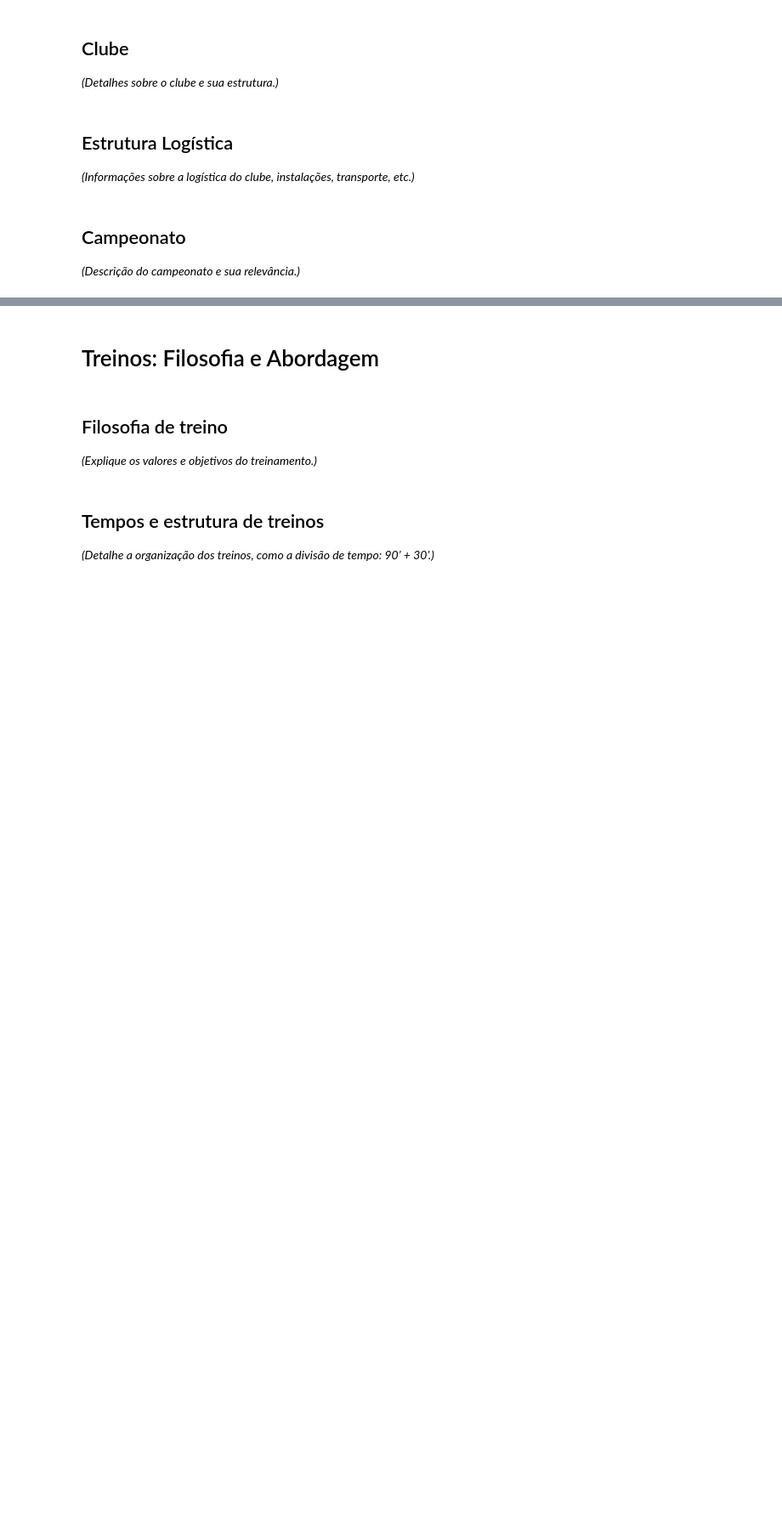
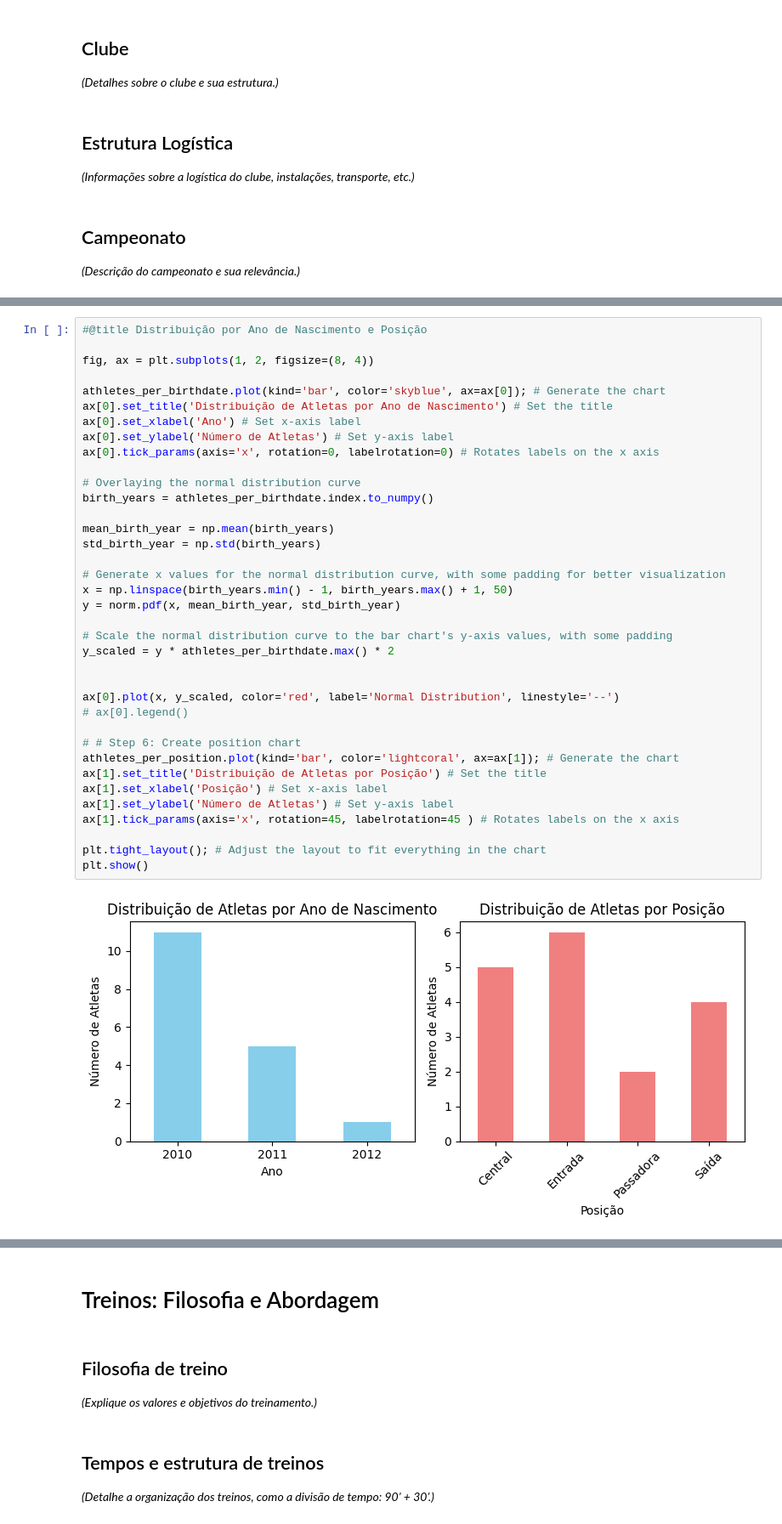
Before and after one commit to pmalves/coach-report-lv1, a Jupyter notebook: Dossier_de_Estágio_Pedro_Alves.ipynb, the cells around one changed output, grey strips where cells are left out. Shown at 85% size. Saved outputs shown, nothing was run; the diff lists cells and outputs as text; blank space fills up the shorter version.

```diff
--- a/Dossier_de_Estágio_Pedro_Alves.ipynb
+++ b/Dossier_de_Estágio_Pedro_Alves.ipynb
@@ -24,0 +123,39 @@
+# %%
+#@title Distribuição por Ano de Nascimento e Posição
+
+fig, ax = plt.subplots(1, 2, figsize=(8, 4))
+
+athletes_per_birthdate.plot(kind='bar', color='skyblue', ax=ax[0]); # Generate the chart
+ax[0].set_title('Distribuição de Atletas por Ano de Nascimento') # Set the title
+ax[0].set_xlabel('Ano') # Set x-axis label
+ax[0].set_ylabel('Número de Atletas') # Set y-axis label
+ax[0].tick_params(axis='x', rotation=0, labelrotation=0) # Rotates labels on the x axis
+
+# Overlaying the normal distribution curve
+birth_years = athletes_per_birthdate.index.to_numpy()
+
+mean_birth_year = np.mean(birth_years)
+std_birth_year = np.std(birth_years)
+
+# Generate x values for the normal distribution curve, with some padding for better visualization
+x = np.linspace(birth_years.min() - 1, birth_years.max() + 1, 50)
+y = norm.pdf(x, mean_birth_year, std_birth_year)
+
+# Scale the normal distribution curve to the bar chart's y-axis values, with some padding
+y_scaled = y * athletes_per_birthdate.max() * 2
+
+
+ax[0].plot(x, y_scaled, color='red', label='Normal Distribution', linestyle='--')
+# ax[0].legend()
+
+# # Step 6: Create position chart
+athletes_per_position.plot(kind='bar', color='lightcoral', ax=ax[1]); # Generate the chart
+ax[1].set_title('Distribuição de Atletas por Posição') # Set the title
+ax[1].set_xlabel('Posição') # Set x-axis label
+ax[1].set_ylabel('Número de Atletas') # Set y-axis label
+ax[1].tick_params(axis='x', rotation=45, labelrotation=45 ) # Rotates labels on the x axis
+
+plt.tight_layout(); # Adjust the layout to fit everything in the chart
+plt.show()
+# %% [output]
+[figure, added]
```
Also changed, not shown: parts of 7 cells of this notebook.
